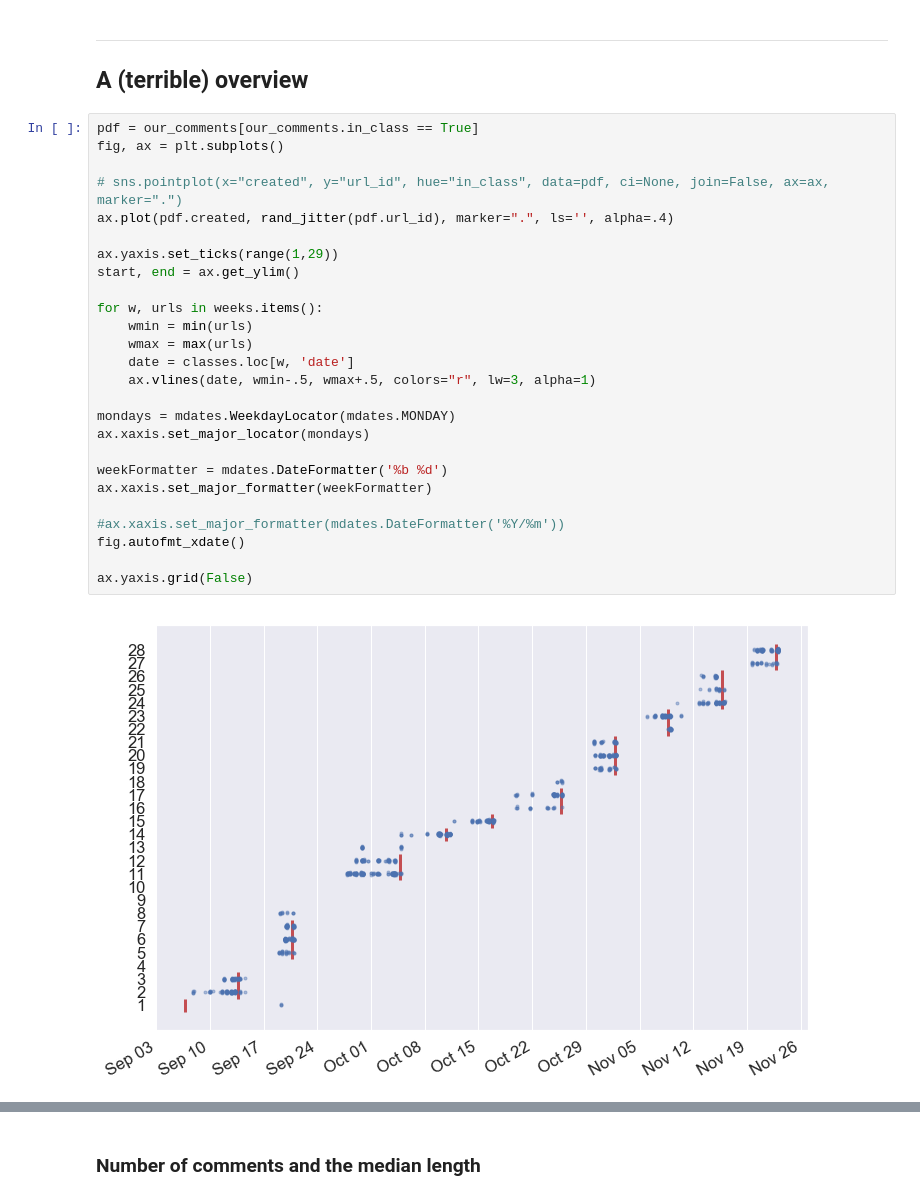
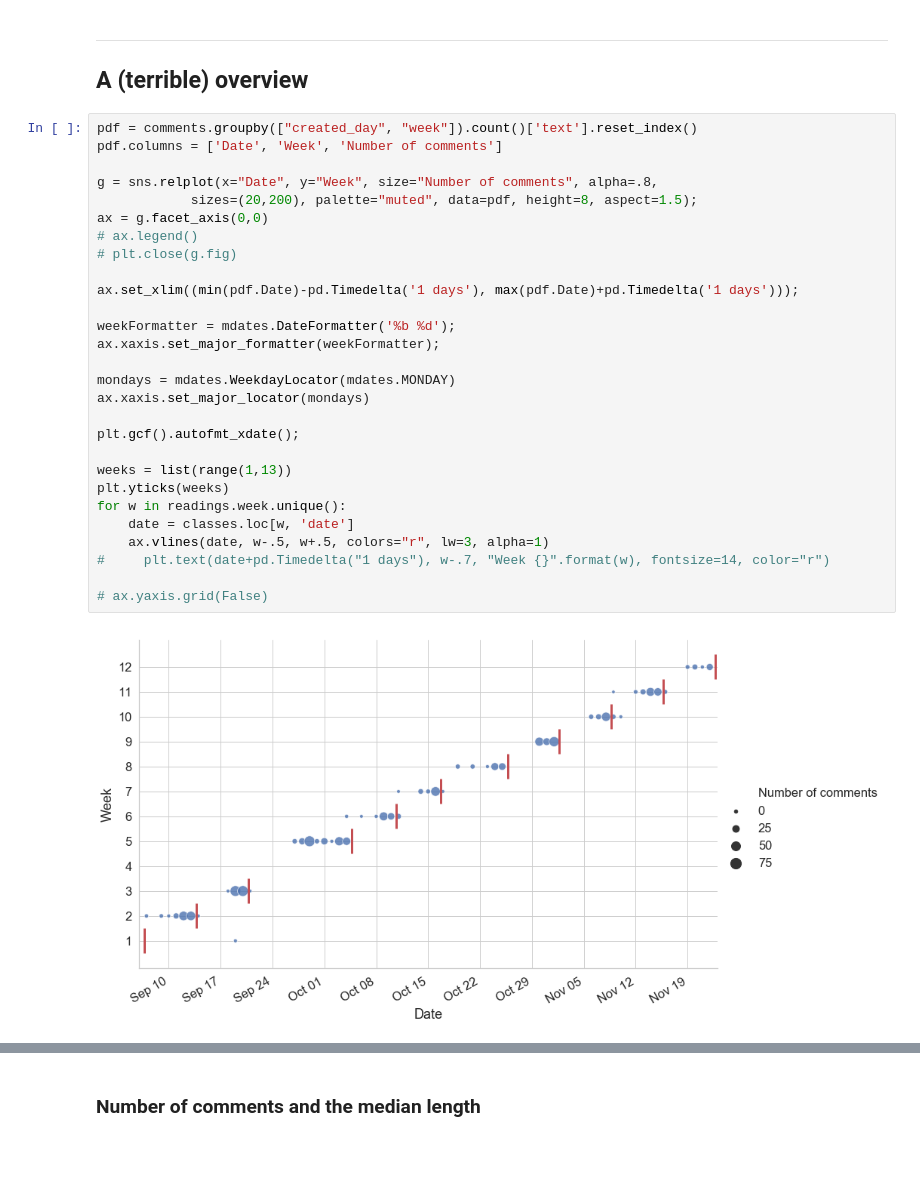
Before and after one commit to Bubblbu/public-knowledge-annotations, a Jupyter notebook: code/presentation.ipynb, the cells around one changed output, grey strips where cells are left out. Drawn from its saved outputs; the diff is of its cells as text; blank space fills up the shorter version.

```diff
--- a/code/presentation.ipynb
+++ b/code/presentation.ipynb
@@ -115,31 +110,33 @@ our_comments.head()
 ---
 
 ## A (terrible) overview
-# %%
-pdf = our_comments[our_comments.in_class == True]
-fig, ax = plt.subplots()
-
-# sns.pointplot(x="created", y="url_id", hue="in_class", data=pdf, ci=None, join=False, ax=ax, marker=".")
-ax.plot(pdf.created, rand_jitter(pdf.url_id), marker=".", ls='', alpha=.4)
-
-ax.yaxis.set_ticks(range(1,29))
-start, end = ax.get_ylim()
-
-for w, urls in weeks.items():
-    wmin = min(urls)
-    wmax = max(urls)
-    date = classes.loc[w, 'date']
-    ax.vlines(date, wmin-.5, wmax+.5, colors="r", lw=3, alpha=1)
-
-mondays = mdates.WeekdayLocator(mdates.MONDAY)
-ax.xaxis.set_major_locator(mondays)
-
-weekFormatter = mdates.DateFormatter('%b %d')
-ax.xaxis.set_major_formatter(weekFormatter)
-
-#ax.xaxis.set_major_formatter(mdates.DateFormatter('%Y/%m'))
-fig.autofmt_xdate()
-
-ax.yaxis.grid(False)
-# %% [output]
-[figure, removed]
+# %%
+pdf = comments.groupby(["created_day", "week"]).count()['text'].reset_index()
+pdf.columns = ['Date', 'Week', 'Number of comments']
+
+g = sns.relplot(x="Date", y="Week", size="Number of comments", alpha=.8,
+            sizes=(20,200), palette="muted", data=pdf, height=8, aspect=1.5);
+ax = g.facet_axis(0,0)
+# ax.legend()
+# plt.close(g.fig)
+
+ax.set_xlim((min(pdf.Date)-pd.Timedelta('1 days'), max(pdf.Date)+pd.Timedelta('1 days')));
+
+weekFormatter = mdates.DateFormatter('%b %d');
+ax.xaxis.set_major_formatter(weekFormatter);
+
+mondays = mdates.WeekdayLocator(mdates.MONDAY)
+ax.xaxis.set_major_locator(mondays)
+
+plt.gcf().autofmt_xdate();
+
+weeks = list(range(1,13))
+plt.yticks(weeks)
+for w in readings.week.unique():
+    date = classes.loc[w, 'date']
+    ax.vlines(date, w-.5, w+.5, colors="r", lw=3, alpha=1)
+#     plt.text(date+pd.Timedelta("1 days"), w-.7, "Week {}".format(w), fontsize=14, color="r")
+
+# ax.yaxis.grid(False)
+# %% [output]
+[figure, added]
```
Also changed, not shown: parts of 31 cells of this notebook, 1 other file.
